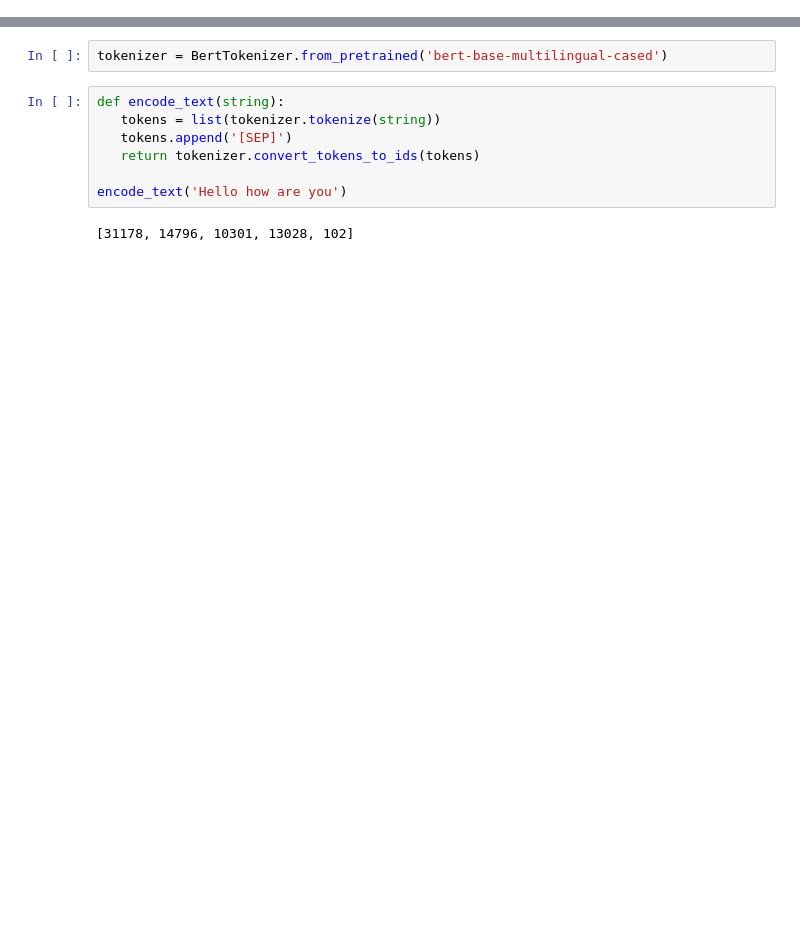
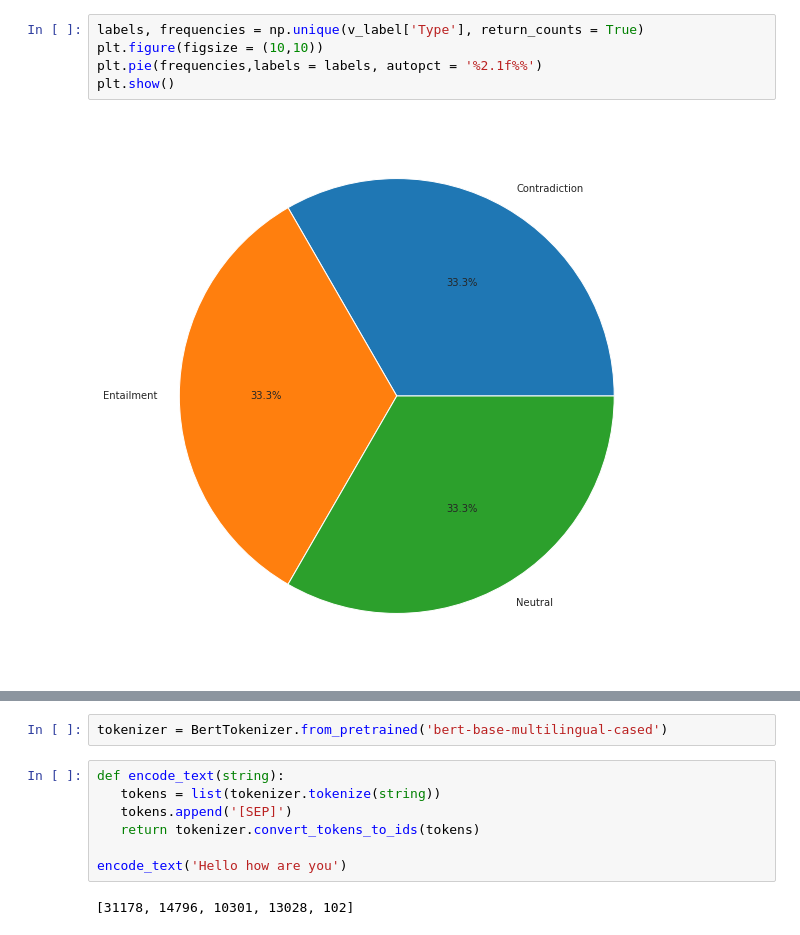
Before and after one commit to Nupur582/Machine-learning-Project, a Jupyter notebook: Submission.ipynb, the cells around one changed output, grey strips where cells are left out. Drawn from its saved outputs; the diff is of its cells as text; blank space fills up the shorter version.

```diff
--- a/Submission.ipynb
+++ b/Submission.ipynb
@@ -176,0 +295,7 @@ Successfully installed sacremoses-0.0.43 sentencepiece-0.1.91 tokenizers-0.8.1rc
+# %%
+labels, frequencies = np.unique(v_label['Type'], return_counts = True)
+plt.figure(figsize = (10,10))
+plt.pie(frequencies,labels = labels, autopct = '%2.1f%%')
+plt.show()
+# %% [output]
+[figure, added]
```
Also changed, not shown: parts of 101 cells of this notebook.
